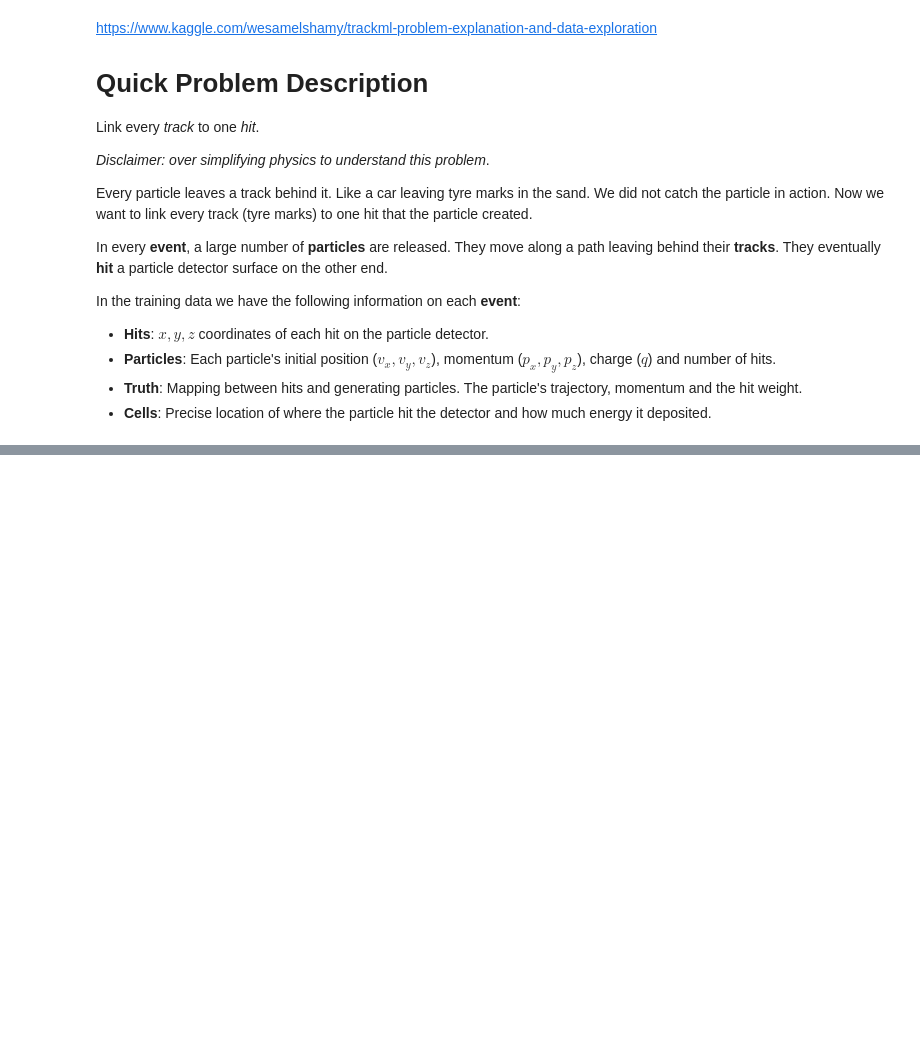
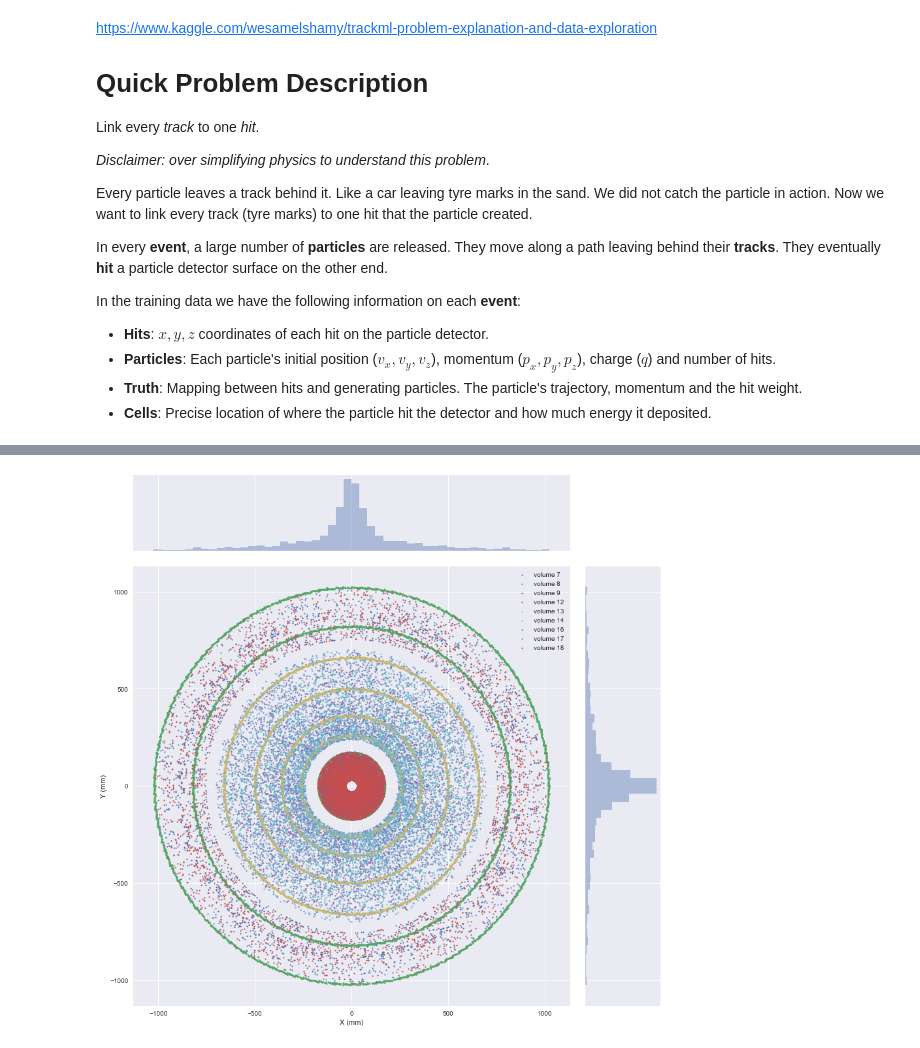
Before and after one commit to lasershow/machine-learning-capstone, a Jupyter notebook: kernel/EDA.ipynb, the cells around one changed output, grey strips where cells are left out. Saved outputs shown, nothing was run; the diff lists cells and outputs as text; code cells hidden in the pictures; blank space fills up the shorter version.

```diff
--- a/kernel/EDA.ipynb
+++ b/kernel/EDA.ipynb
@@ -40,0 +109,16 @@ print('{} memory usage {:.2f} MB'.format(event_prefix, mem_bytes / 2**20))
+# %%
+g = sns.jointplot(hits.x, hits.y,  s=1, size=12)
+g.ax_joint.cla()
+plt.sca(g.ax_joint)
+
+volumes = hits.volume_id.unique()
+for volume in volumes:
+    v = hits[hits.volume_id == volume]
+    plt.scatter(v.x, v.y, s=3, label='volume {}'.format(volume))
+
+plt.xlabel('X (mm)')
+plt.ylabel('Y (mm)')
+plt.legend()
+plt.show()
+# %% [output]
+[figure, added]
```
Also changed, not shown: parts of 22 cells of this notebook, 11 other files.
